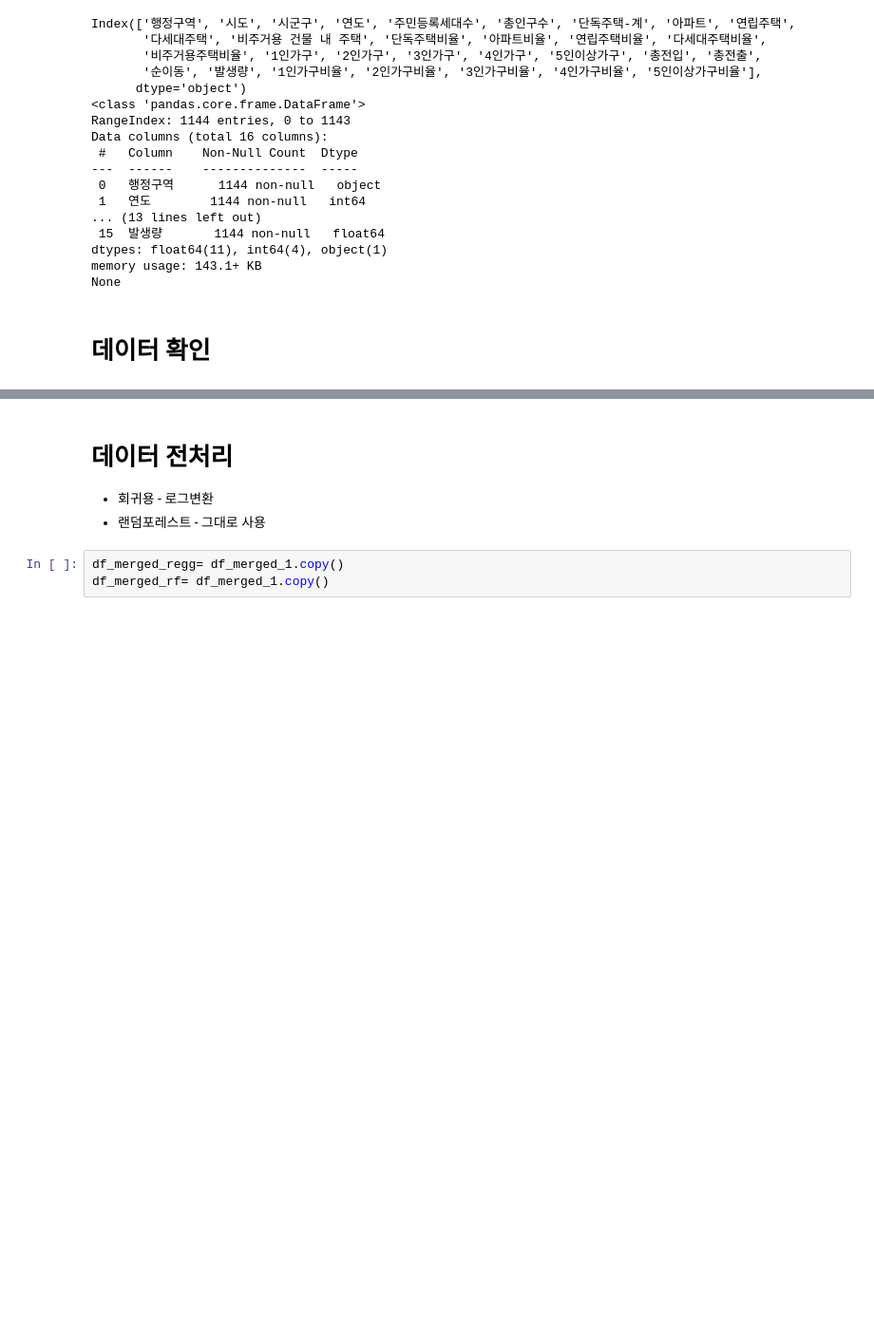
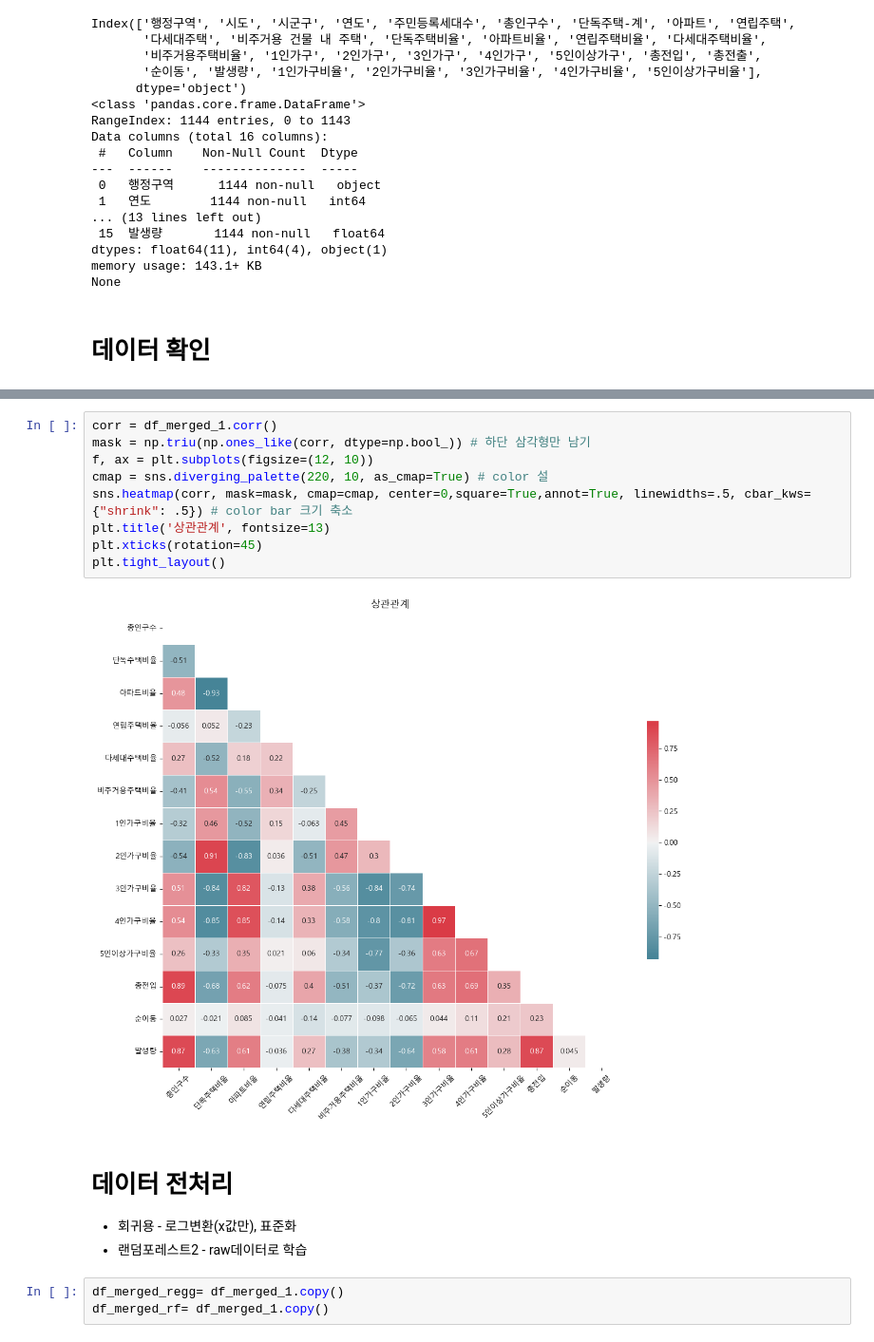
Before and after one commit to kimsang0220/Busan_Big_Data, a Jupyter notebook: NMJ/8차_데이터분석.ipynb, the cells around one changed output, grey strips where cells are left out. Shown at 95% size. Saved outputs shown, nothing was run; the diff lists cells and outputs as text; blank space fills up the shorter version.

Commit message:
[DOCS] 추가 - 9차_랜덤포레스트 비교

```diff
--- a/NMJ/8차_데이터분석.ipynb
+++ b/NMJ/8차_데이터분석.ipynb
@@ -135,7 +149,18 @@ None
+# %%
+corr = df_merged_1.corr()
+mask = np.triu(np.ones_like(corr, dtype=np.bool_)) # 하단 삼각형만 남기
+f, ax = plt.subplots(figsize=(12, 10))
+cmap = sns.diverging_palette(220, 10, as_cmap=True) # color 설
+sns.heatmap(corr, mask=mask, cmap=cmap, center=0,square=True,annot=True, linewidths=.5, cbar_kws={"shrink": .5}) # color bar 크기 축소
+plt.title('상관관계', fontsize=13)
+plt.xticks(rotation=45)
+plt.tight_layout()
+# %% [output]
+[figure, added]
 # %% [markdown]
 # 데이터 전처리
-- 회귀용 - 로그변환
-- 랜덤포레스트 - 그대로 사용
+- 회귀용 - 로그변환(x값만), 표준화
+- 랜덤포레스트2 - raw데이터로 학습
 # %%
 df_merged_regg= df_merged_1.copy()
 df_merged_rf= df_merged_1.copy()
```
Also changed, not shown: parts of 8 cells of this notebook, 1 other file.
